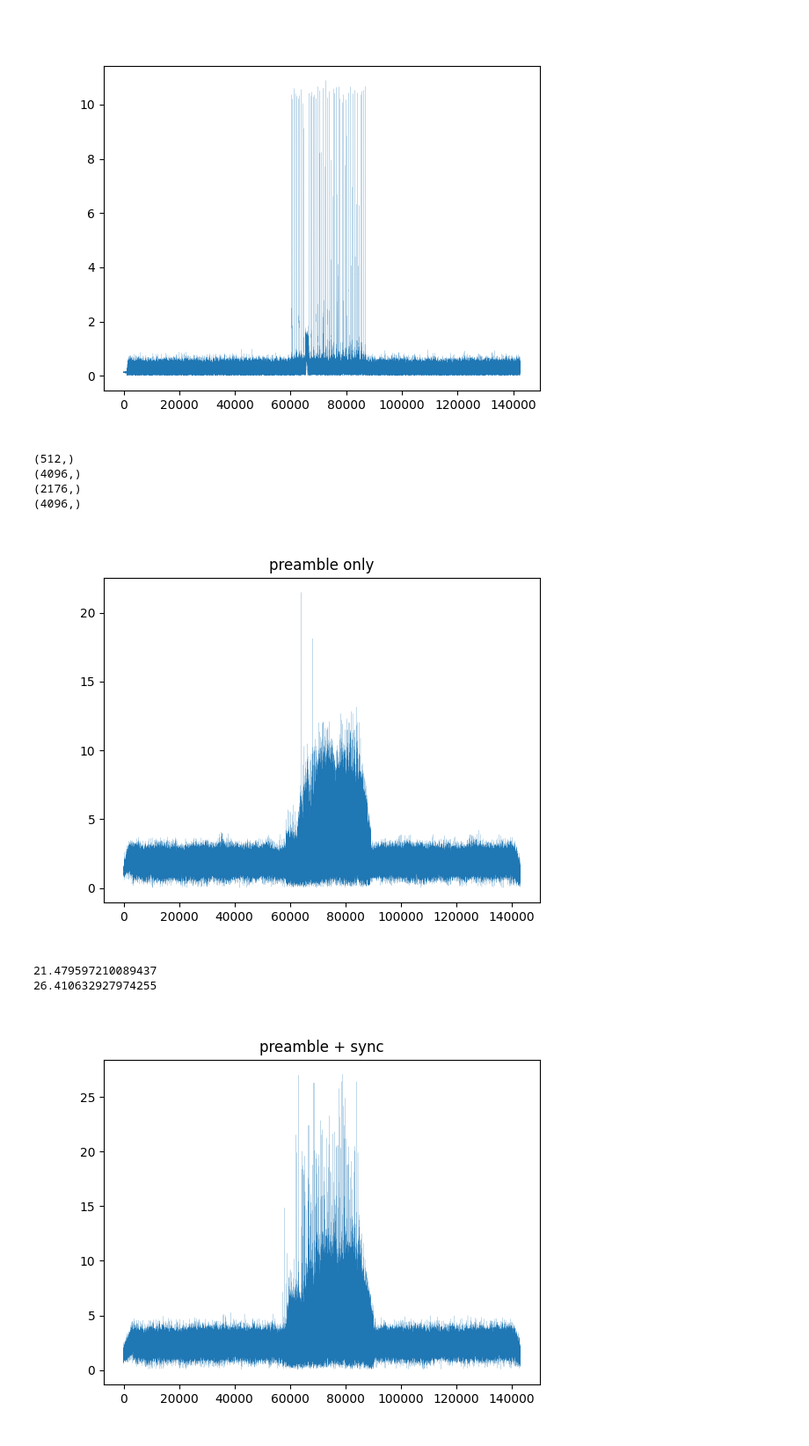
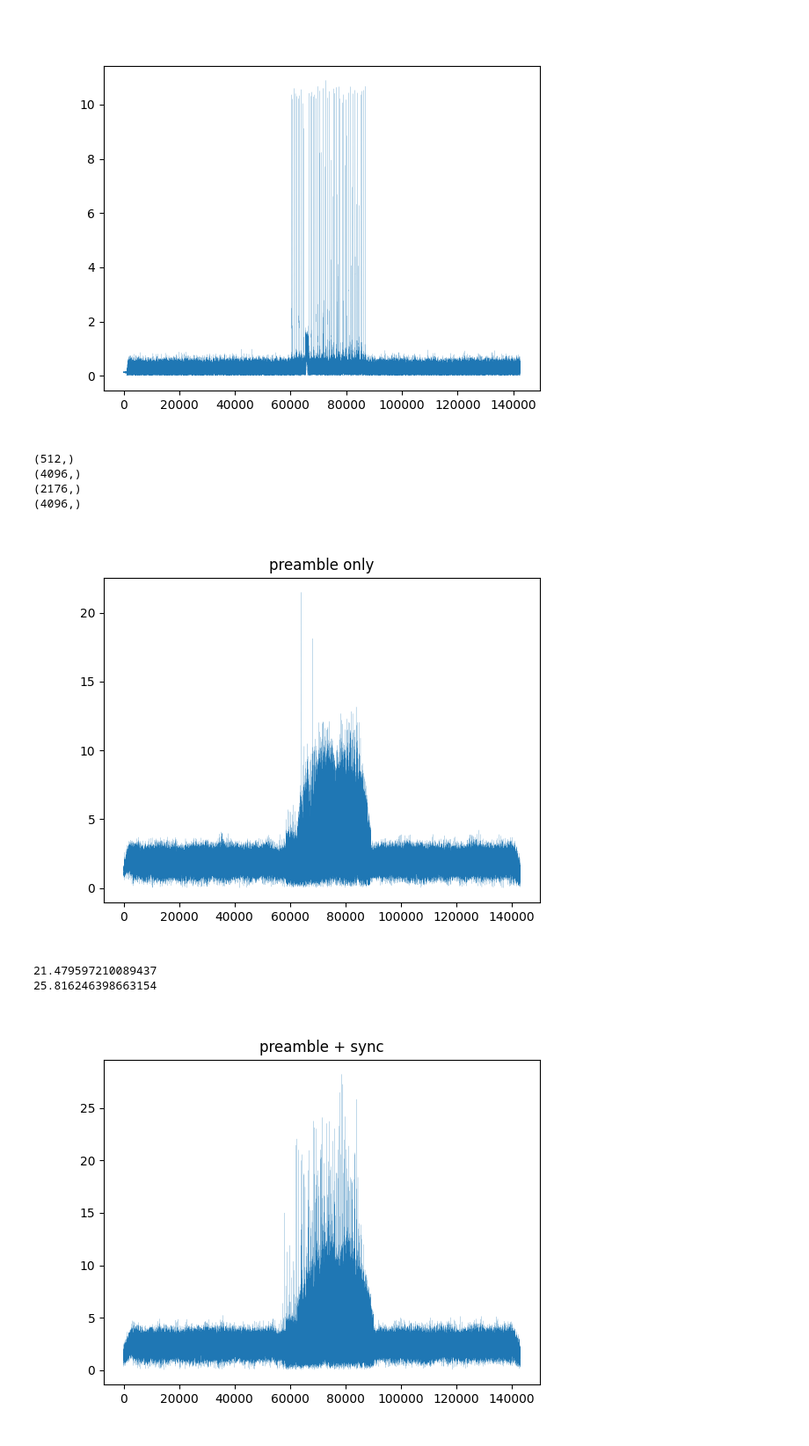
Before and after one commit to xsun2445/ee595hws, a Jupyter notebook: hw1/test.ipynb, the cells around one changed output. Shown at 88% size. Cells and saved outputs as stored; diff of their text form; code cells hidden in the pictures.

```diff
--- a/hw1/test.ipynb
+++ b/hw1/test.ipynb
@@ -793,13 +803,16 @@ print(dc.shape)
 preamble = np.matlib.repmat(uc, 1, preamble_len).flatten()
 print(preamble.shape)
 
-netid = np.concatenate((phy.chirp(True, sf, bw, fs, 24, 0, 0), phy.chirp(True, sf, bw, fs, 32, 0, 0)))
+# 24, 32
+netid = np.concatenate((phy.chirp(True, sf, bw, fs, 0, 0, 0), phy.chirp(True, sf, bw, fs, 0, 0, 0)))
 sync = np.concatenate((netid, dc,dc,dc[:len(uc)//4]))
 print(sync.shape)
 
 preamble = np.conjugate(preamble)
 sync = np.conjugate(sync)
-#
+
+
+
 # preamble = np.conjugate(preamble)
 # print(sync.shape)
 print(preamble.shape)
@@ -811,6 +824,8 @@ plt.show()
 
 print(np.max(abs(np.correlate(raw, preamble, 'same'))))
 
+
+# add sync to preamble
 preamble = np.concatenate((preamble, sync))
 
 corred = np.correlate(raw, preamble, 'same')
@@ -819,32 +834,32 @@ print(abs(np.max(corred)))
 
 plt.figure()
 plt.plot(abs(corred), linewidth=0.1)
 plt.title('preamble + sync')
 plt.show()
 
 
 
 
 # res = []
 
 # # for i in range(len(corred) - len(preamble)):
 # for i in range(len(corred)-2**sf*2):
 #     res.append(np.fft.fft(corred[i:i+2**sf*2], 2**8*2))
 #     # res.append(np.sum(raw[i:i+len(preamble)]*np.conjugate(preamble)))
 
 # res = np.array(res)
 # print(res.shape)
 
 # plt.figure()
 # # plt.plot(abs(np.max(res,axis=1)), linewidth=0.1)
 # plt.plot(abs(res[0]), linewidth=0.1)
 # plt.show()
 # %% [output]
 (512,)
 (4096,)
 (2176,)
 (4096,)
 [figure]
 21.479597210089437
-26.410632927974255
+25.816246398663154
-[figure, old version]
+[figure, new version]
```
Also changed, not shown: parts of 2 cells of this notebook, 2 other files.
